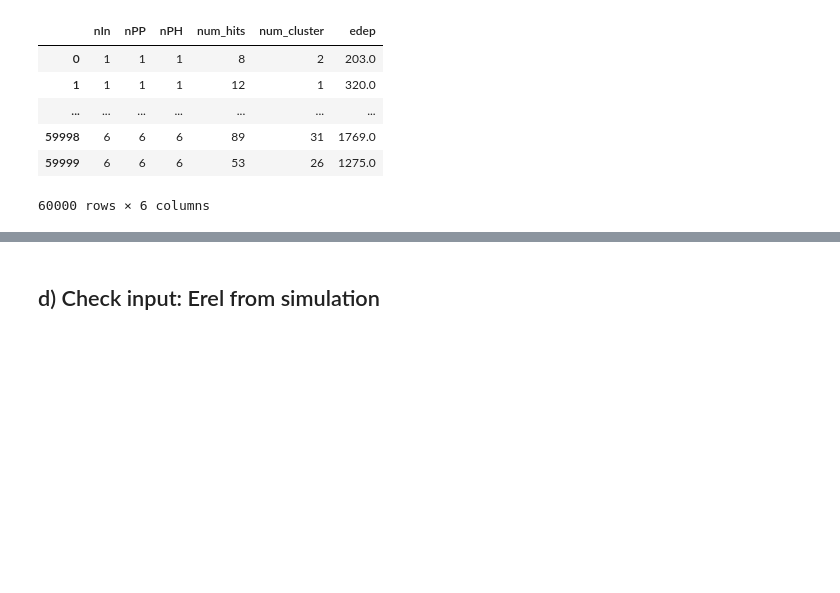
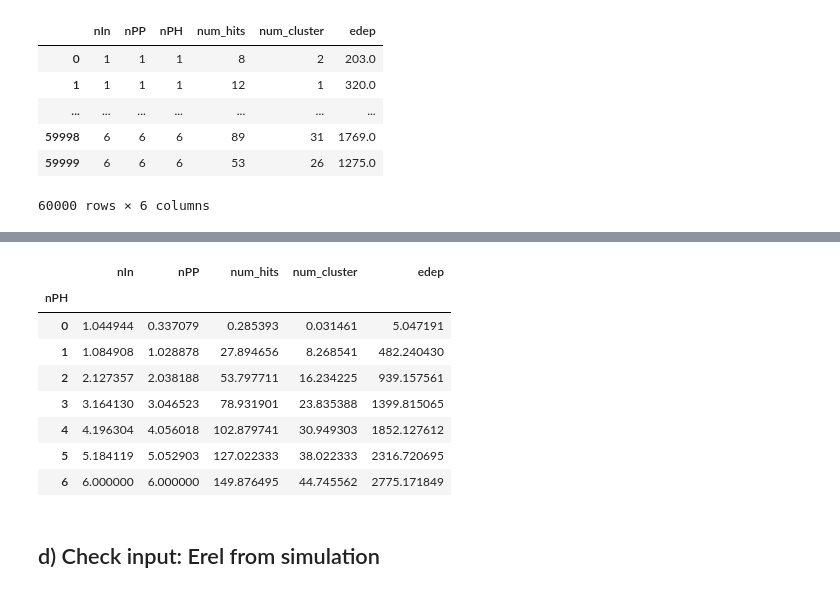
Before and after one commit to janmayer/NeuLAND-132Sn, a Jupyter notebook: 02-digitize.ipynb, the cells around one changed output, grey strips where cells are left out. Cells and saved outputs as stored; diff of their text form; code cells hidden in the pictures; blank space fills up the shorter version.

```diff
--- a/02-digitize.ipynb
+++ b/02-digitize.ipynb
@@ -211,3 +240,18 @@ Using matplotlib backend: agg
+# %%
+data1000 = digidata(
+    distance=15, doubleplane=30, energy=1000, erel=500, nmax=6, physics="inclxx",
+)
+display(data1000.groupby("nPH").mean())
+# %% [output]
+|  | nIn | nPP | num_hits | num_cluster | edep |
+| nPH |  |  |  |  |  |
+| 0 | 1.044944 | 0.337079 | 0.285393 | 0.031461 | 5.047191 |
+| 1 | 1.084908 | 1.028878 | 27.894656 | 8.268541 | 482.240430 |
+| 2 | 2.127357 | 2.038188 | 53.797711 | 16.234225 | 939.157561 |
+| 3 | 3.164130 | 3.046523 | 78.931901 | 23.835388 | 1399.815065 |
+| 4 | 4.196304 | 4.056018 | 102.879741 | 30.949303 | 1852.127612 |
+| 5 | 5.184119 | 5.052903 | 127.022333 | 38.022333 | 2316.720695 |
+| 6 | 6.000000 | 6.000000 | 149.876495 | 44.745562 | 2775.171849 |
 # %% [markdown]
 ## d) Check input: Erel from simulation
 # %% [markdown]
```
Also changed, not shown: parts of 4 cells of this notebook, 8 other files.
